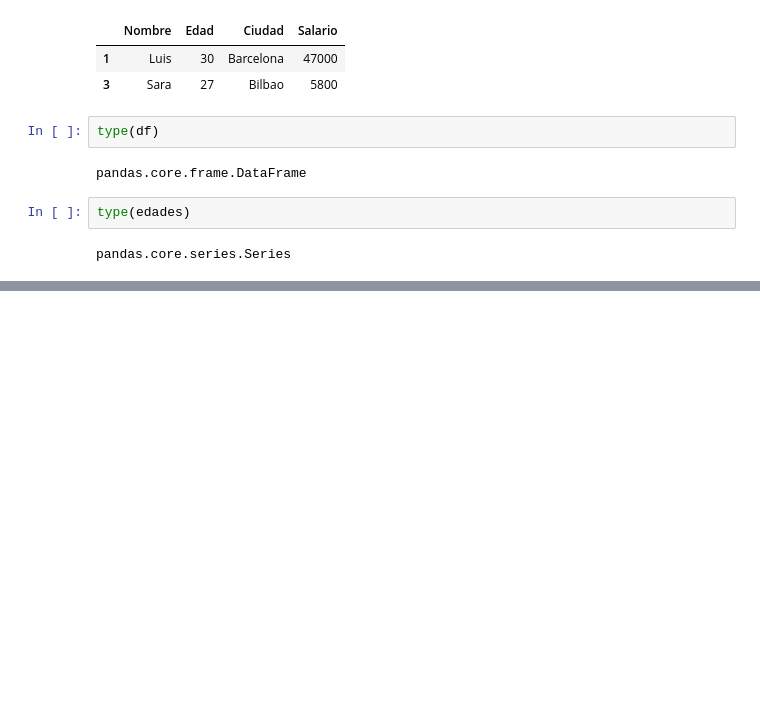
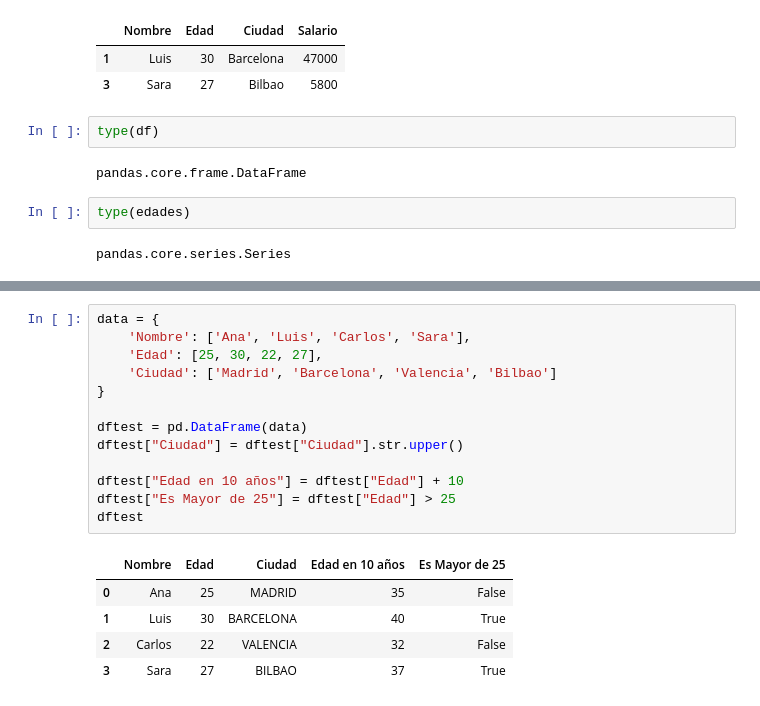
Before and after one commit to NightWingC/data-science, a Jupyter notebook: CodigoPython/Dia7/CuadernosparaPracticas/TrabajarconDataFrames.ipynb, the cells around one changed output, grey strips where cells are left out. Saved outputs shown, nothing was run; the diff lists cells and outputs as text; blank space fills up the shorter version.

```diff
--- a/CodigoPython/Dia7/CuadernosparaPracticas/TrabajarconDataFrames.ipynb
+++ b/CodigoPython/Dia7/CuadernosparaPracticas/TrabajarconDataFrames.ipynb
@@ -85,0 +114,19 @@ pandas.core.frame.DataFrame
+# %%
+data = {
+    'Nombre': ['Ana', 'Luis', 'Carlos', 'Sara'],
+    'Edad': [25, 30, 22, 27],
+    'Ciudad': ['Madrid', 'Barcelona', 'Valencia', 'Bilbao']
+}
+
+dftest = pd.DataFrame(data)
+dftest["Ciudad"] = dftest["Ciudad"].str.upper()
+
+dftest["Edad en 10 años"] = dftest["Edad"] + 10
+dftest["Es Mayor de 25"] = dftest["Edad"] > 25
+dftest
+# %% [output]
+|  | Nombre | Edad | Ciudad | Edad en 10 años | Es Mayor de 25 |
+| 0 | Ana | 25 | MADRID | 35 | False |
+| 1 | Luis | 30 | BARCELONA | 40 | True |
+| 2 | Carlos | 22 | VALENCIA | 32 | False |
+| 3 | Sara | 27 | BILBAO | 37 | True |
```
Also changed, not shown: parts of 3 cells of this notebook.
